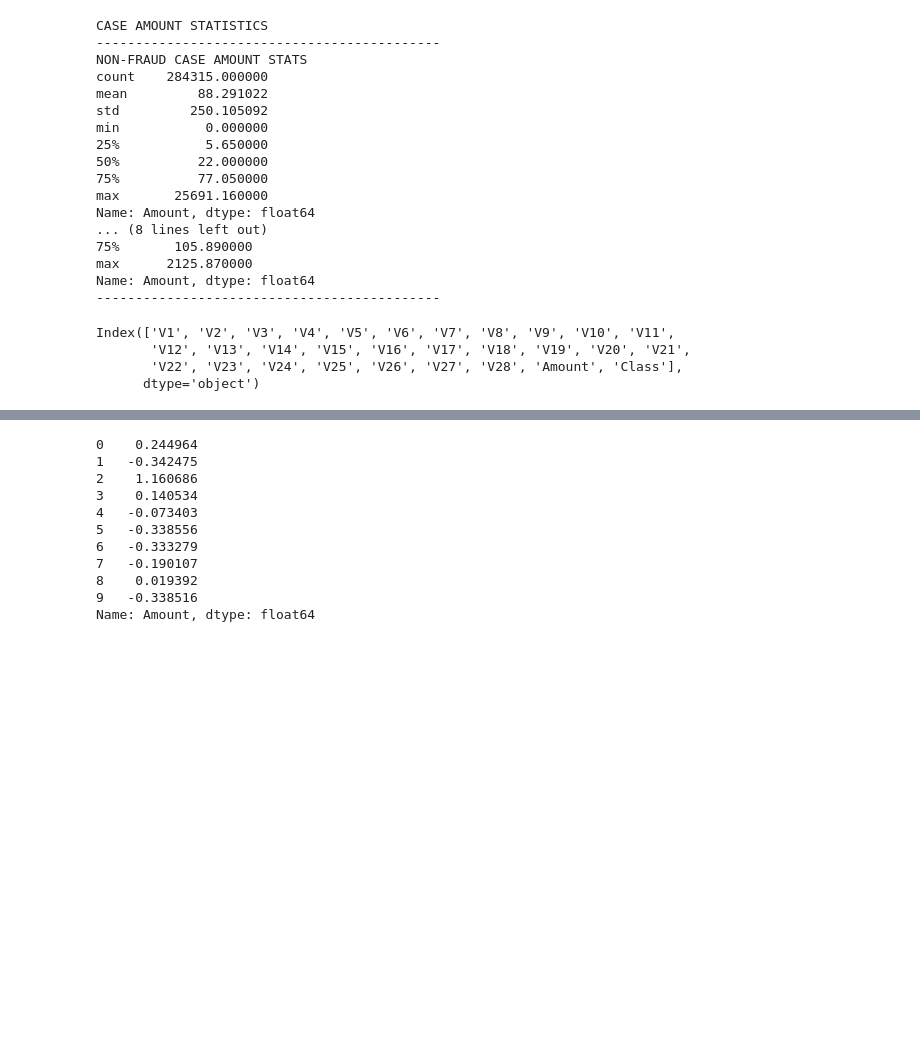
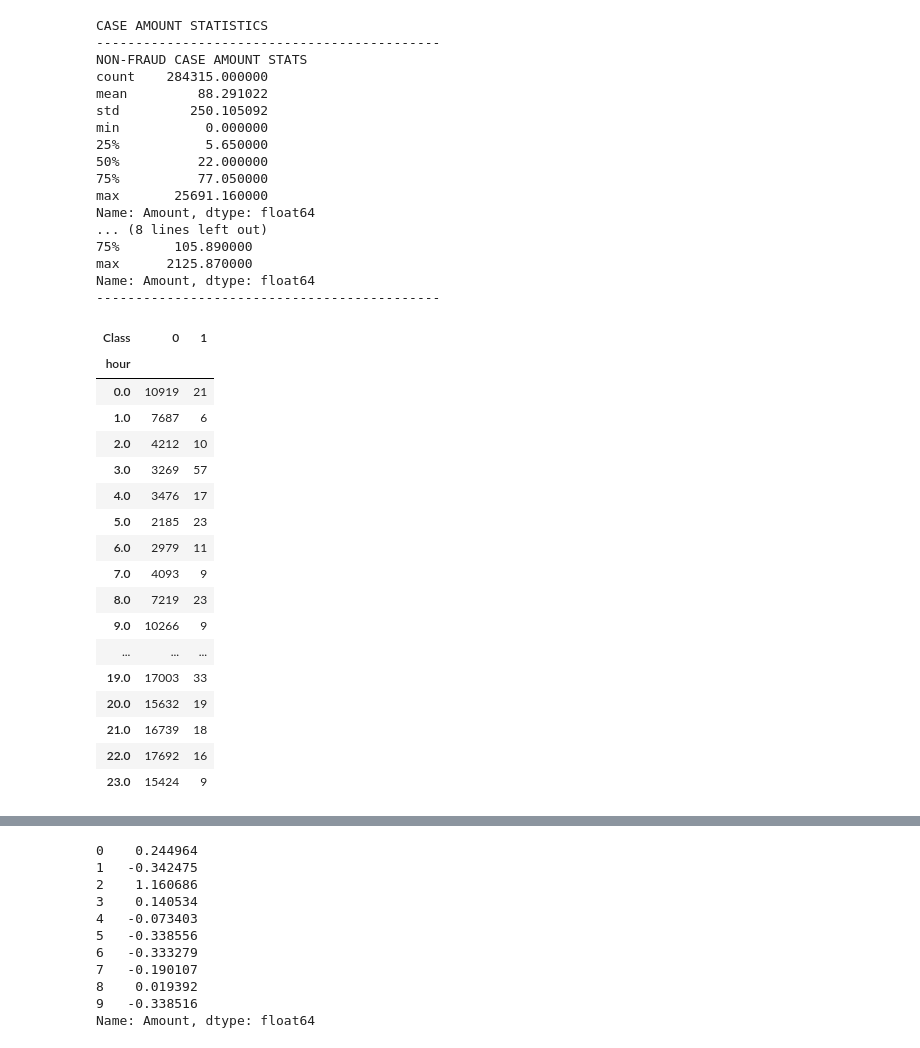
Before and after one commit to byteridge/GarageInternship2021, a Jupyter notebook: Case study/Fraud Detection and analysis.ipynb, the cells around one changed output, grey strips where cells are left out. Drawn from its saved outputs; the diff is of its cells as text; code cells hidden in the pictures; blank space fills up the shorter version.

```diff
--- a/Case study/Fraud Detection and analysis.ipynb
+++ b/Case study/Fraud Detection and analysis.ipynb
@@ -97,10 +100,3 @@ Name: Amount, dtype: float64
 max      2125.870000
 Name: Amount, dtype: float64
 --------------------------------------------
-# %%
-df.columns
-# %% [output]
-Index(['V1', 'V2', 'V3', 'V4', 'V5', 'V6', 'V7', 'V8', 'V9', 'V10', 'V11',
-       'V12', 'V13', 'V14', 'V15', 'V16', 'V17', 'V18', 'V19', 'V20', 'V21',
-       'V22', 'V23', 'V24', 'V25', 'V26', 'V27', 'V28', 'Amount', 'Class'],
-      dtype='object')
@@ -106,0 +105,21 @@ Index(['V1', 'V2', 'V3', 'V4', 'V5', 'V6', 'V7', 'V8', 'V9', 'V10', 'V11',
+# %%
+df.pivot_table(values='Amount',index='hour',columns='Class',aggfunc='count')
+# %% [output]
+| Class | 0 | 1 |
+| hour |  |  |
+| 0.0 | 10919 | 21 |
+| 1.0 | 7687 | 6 |
+| 2.0 | 4212 | 10 |
+| 3.0 | 3269 | 57 |
+| 4.0 | 3476 | 17 |
+| 5.0 | 2185 | 23 |
+| 6.0 | 2979 | 11 |
+| 7.0 | 4093 | 9 |
+| 8.0 | 7219 | 23 |
+| 9.0 | 10266 | 9 |
+| ... | ... | ... |
+| 19.0 | 17003 | 33 |
+| 20.0 | 15632 | 19 |
+| 21.0 | 16739 | 18 |
+| 22.0 | 17692 | 16 |
+| 23.0 | 15424 | 9 |
```
Also changed, not shown: parts of 23 cells of this notebook.
